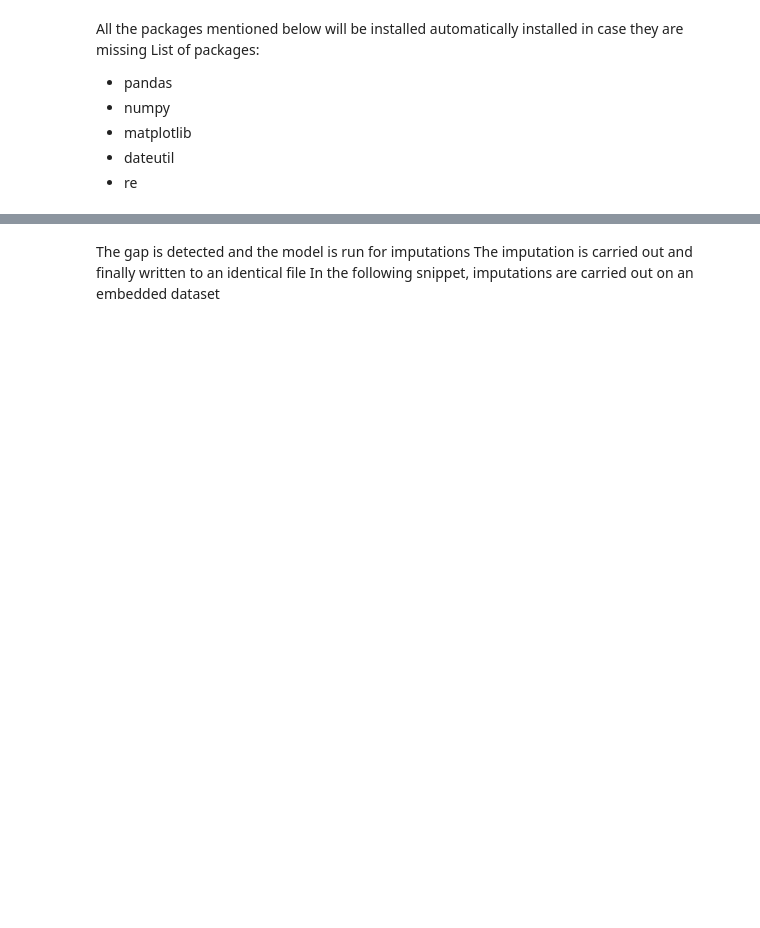
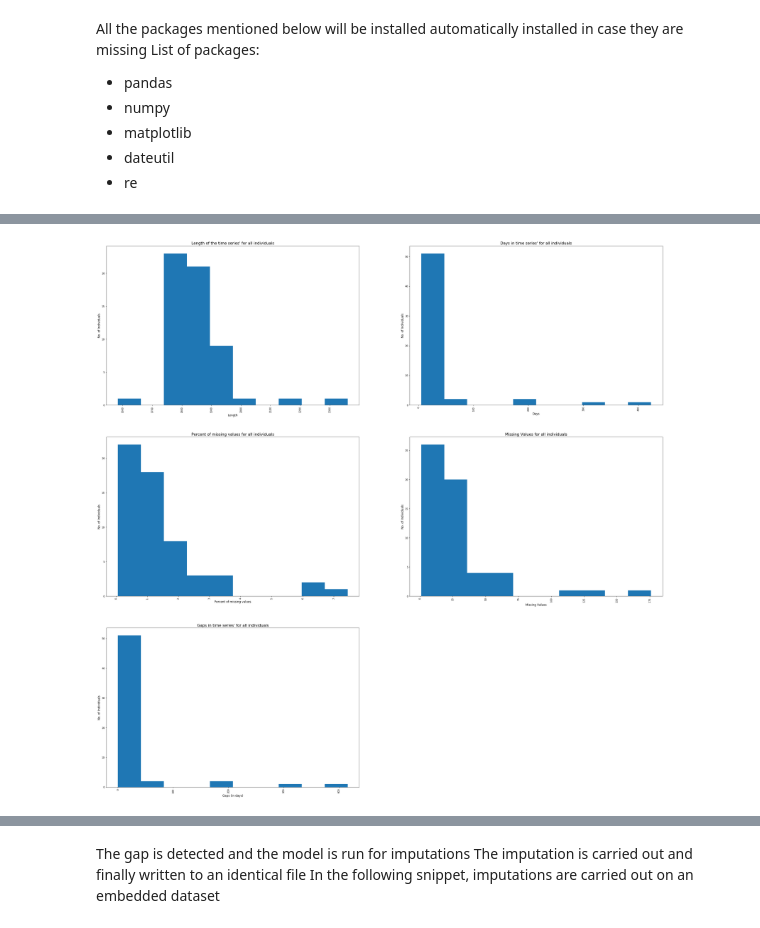
Before and after one commit to snehG0205/NCSA_genomics, a Jupyter notebook: Python - notebooks/Tutorial Notebook.ipynb, the cells around one changed output, grey strips where cells are left out. Drawn from its saved outputs; the diff is of its cells as text; code cells hidden in the pictures; blank space fills up the shorter version.

```diff
--- a/Python - notebooks/Tutorial Notebook.ipynb
+++ b/Python - notebooks/Tutorial Notebook.ipynb
@@ -34,0 +44,3 @@ The following method describes the data that the imputation model has been train
+# %%
+obj.rawData()
+# %% [output]
@@ -34,0 +81 @@ The following method describes the data that the imputation model has been train
+[figure, added]
```
Also changed, not shown: parts of 21 cells of this notebook, 9 other files.
